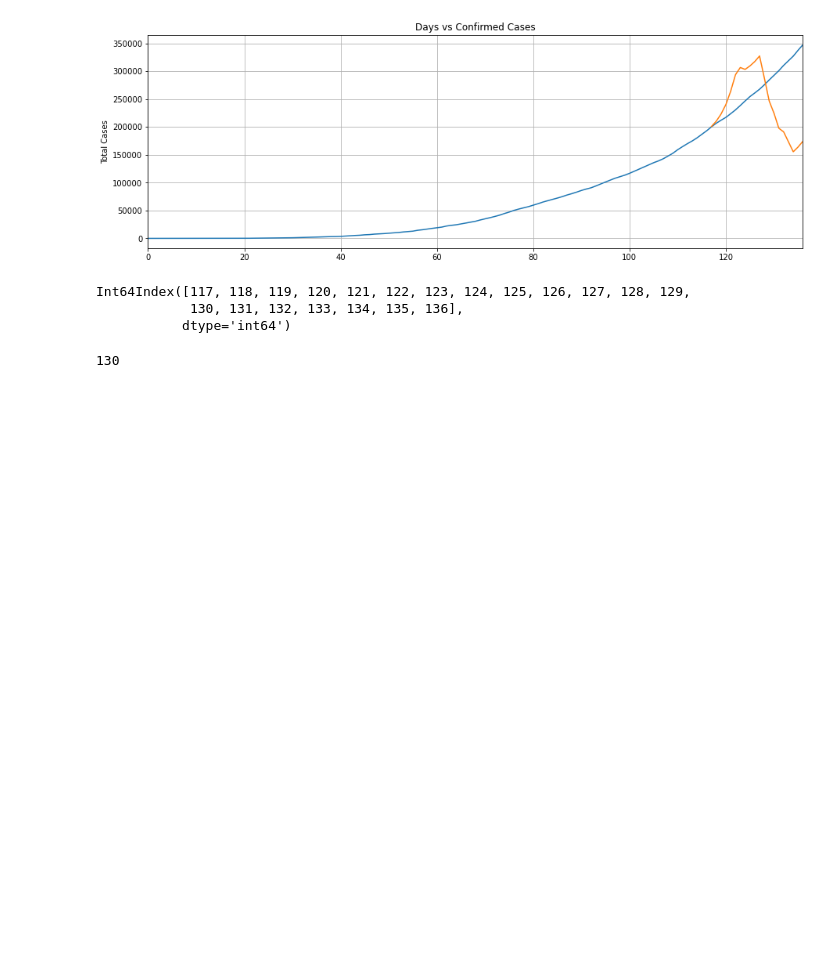
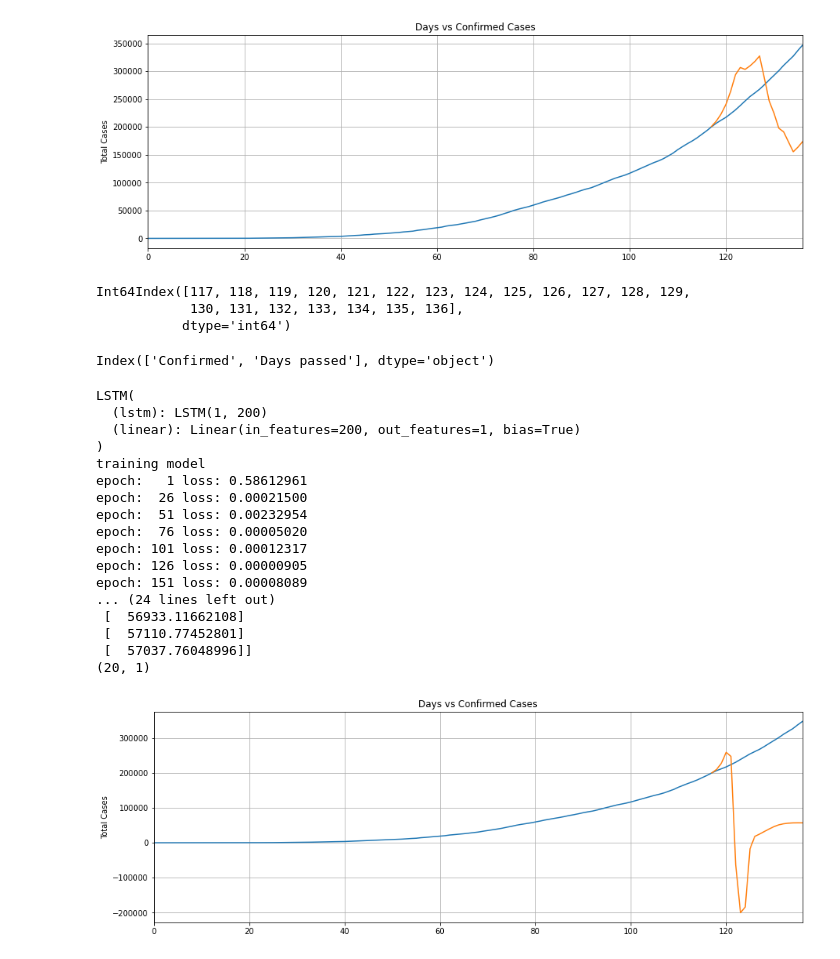
Before and after one commit to Thakur-Govind/C0VID19_Analysis_GT, a Jupyter notebook: Covid_19_India_Analysis_RNN.ipynb, the cells around one changed output. Saved outputs shown, nothing was run; the diff lists cells and outputs as text; code cells hidden in the pictures; blank space fills up the shorter version.

```diff
--- a/Covid_19_India_Analysis_RNN.ipynb
+++ b/Covid_19_India_Analysis_RNN.ipynb
@@ -1669,7 +1669,7 @@ x
 Int64Index([117, 118, 119, 120, 121, 122, 123, 124, 125, 126, 127, 128, 129,
             130, 131, 132, 133, 134, 135, 136],
            dtype='int64')
-# %%
-len(d)
-# %% [output]
-130
+# %%
+d.columns
+# %% [output]
+Index(['Confirmed', 'Days passed'], dtype='object')
@@ -1675,0 +1739,21 @@ len(d)
+# %%
+train_with_params(200,250,0.001)
+# %% [output]
+LSTM(
+  (lstm): LSTM(1, 200)
+  (linear): Linear(in_features=200, out_features=1, bias=True)
+)
+training model
+epoch:   1 loss: 0.58612961
+epoch:  26 loss: 0.00021500
+epoch:  51 loss: 0.00232954
+epoch:  76 loss: 0.00005020
+epoch: 101 loss: 0.00012317
+epoch: 126 loss: 0.00000905
+epoch: 151 loss: 0.00008089
+... (24 lines left out)
+ [  56933.11662108]
+ [  57110.77452801]
+ [  57037.76048996]]
+(20, 1)
+[figure, added]
```
Also changed, not shown: parts of 19 cells of this notebook.
